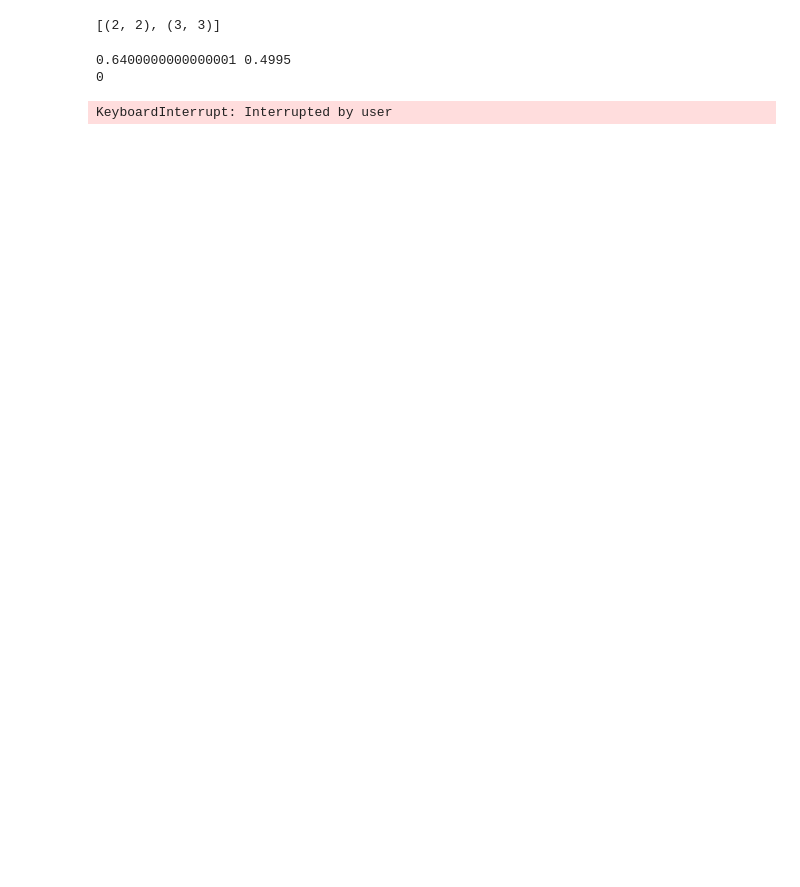
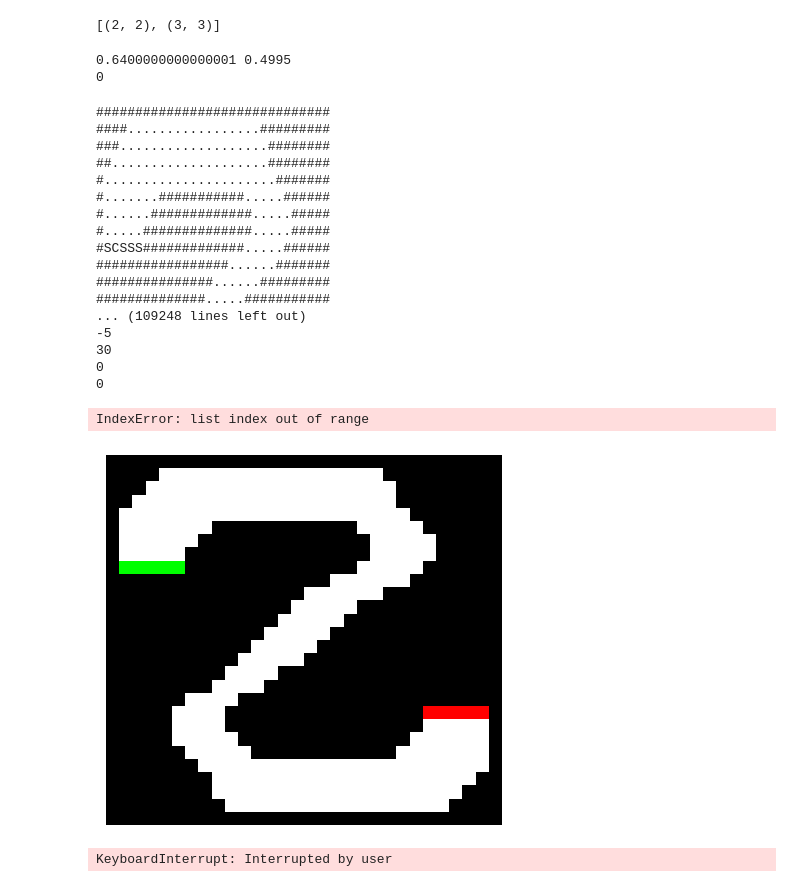
Before and after one commit to NathanRitchlin/AI2025-Project-4, a Jupyter notebook: main.ipynb, the cells around one changed output. Saved outputs shown, nothing was run; the diff lists cells and outputs as text; code cells hidden in the pictures; blank space fills up the shorter version.

Commit message:
Val iteration not working bruh

```diff
--- a/main.ipynb
+++ b/main.ipynb
@@ -9,7 +9,7 @@ import deepcopy
 GROUP_ID = "04"
 ALG = "QLearning"
 TRACK_NAME = "tracks/2-track.txt"
-CRASH_POS = "RST"
+CRASH_POS = "NRST"
 # %%
 def bresenhamsAlgorithm(x1, x2, y1, y2):
     dx = math.fabs(x1 -x2)
@@ -314,8 +314,6 @@ def act(oldY,oldX,oldVY,oldVX,accel,racetrack):
         if(CRASH_POS == "NRST"):
             newX = nearestPoint[0]
             newY = nearestPoint[1]
-        # else:
-        #     # print("Fully reset")
 
     return newY, newX, newVY, newVX
 
@@ -329,7 +327,7 @@ def valueIteration(racetrack, error, discount):
            (-1,0) , (0,0),  (1,0),
            (-1,1) , (0,1),  (1,1)]
 
-    values = [[[[random() for _ in velRange] for _ in velRange] for _ in range(cols)]
+    values = [[[[random.random() for _ in velRange] for _ in velRange] for _ in range(cols)]
               for _ in range(rows)]
 
     for y in range(rows):
@@ -339,7 +337,7 @@ def valueIteration(racetrack, error, discount):
                     for vx in velRange:
                         values[y][x][vy][vx] = 0
 
-    Q = [[[[[random() for _ in actions] for _ in velRange] for _ in (
+    Q = [[[[[random.random() for _ in actions] for _ in velRange] for _ in (
         velRange)] for _ in range(cols)] for line in range(rows)]
 
     for y in range(rows):
@@ -347,12 +345,12 @@ def valueIteration(racetrack, error, discount):
             if racetrack.array[x][y] in racetrack.finishStates:
                 for vy in velRange:
                     for vx in velRange:
-                        for a, act in enumerate(actions):
-                            Q[y][x][vy][vx][act] = 0
+                        for ai, a in enumerate(actions):
+                            Q[y][x][vy][vx][a] = 0
 
     notDone = True
-    while(notDone):
-        valuesPrev = deepcopy(values)
+    for i in range(10):
+        valuesPrev = copy.deepcopy(values)
 
         delta = 0.0
 
@@ -369,38 +367,88 @@ def valueIteration(racetrack, error, discount):
                                 r = -1
 
                             newY, newX, newVY, newVX = act(y,x,vy,vx,a,racetrack)
+
+                            print(newY)
+                            print(newX)
+                            print(newVY)
+                            print(newVX)
 
                             valNew = valuesPrev[newY][newX][newVY][newVX]
 
                             newY, newX, newVY, newVX = act(y,x,vy,vx,a,racetrack)
 
                             valFailedAct = valuesPrev[newY][newX][newVY][newVX]
 
                             expected = (0.80*valNew) + (0.20*valFailedAct)
 
                             Q[y][x][vy][vx][ai] = r + (discount * expected)
 
                         argMaxQ = np.argmax(Q[y][x][vy][vx])
                         values[y][x][vy][vx] = Q[y][x][vy][vx][argMaxQ]
 
         for y in range(rows):
             for x in range(cols):
                 if racetrack.array[x][y] in racetrack.finishStates:
                     for vy in velRange:
                         for vx in velRange:
                             values[y][x][vy][vx] = 0
 
         if delta < error:
             notDone = False
 
     pi = {}
     for y in range(rows):
         for x in range(cols):
             for vy in velRange:
                 for vx in velRange:
                     pi[(y,x,vy,vx)] = actions[np.argmax(Q[y][x][vy][vx])]
 
     return(pi)
+
+
+r = RaceTrack(TRACK_NAME)
+c = Car(r)
+x_coord = [c.xPos]
+y_coord = [c.yPos]
+graph = makePlot(r)
+r.printTrack(c)
+policy = valueIteration(r, 0.01, .8)
+
+c.resetCar()
+x_coord = [c.xPos]
+y_coord = [c.yPos]
+for i in range(100):
+    actionChosen = policy[(c.yPos,c.xPos,c.yVel,c.xVel)]
+    c.updatePos(actionChosen[0],actionChosen[1], False)
+    x_coord.append(c.xPos)
+    y_coord.append(c.yPos)
+    carState = (c.xPos, c.yPos)
+    if(carState in r.finishStates):
+        break
+
+graph = makePlot(r)
+graph.plot(x_coord,y_coord,linestyle = '-', color = 'blue')
+graph.show()
+# %% [output]
+##############################
+####.................#########
+###...................########
+##....................########
+#......................#######
+#.......###########.....######
+#......#############.....#####
+#.....##############.....#####
+#SCSSS#############.....######
+#################......#######
+###############......#########
+##############.....###########
+... (109248 lines left out)
+-5
+30
+0
+0
+IndexError: list index out of range
+[figure, added]
 # %%
 while True:
     userInput = input("Enter xAccel and yAccel: ")
```
Also changed, not shown: parts of 2 cells of this notebook.
